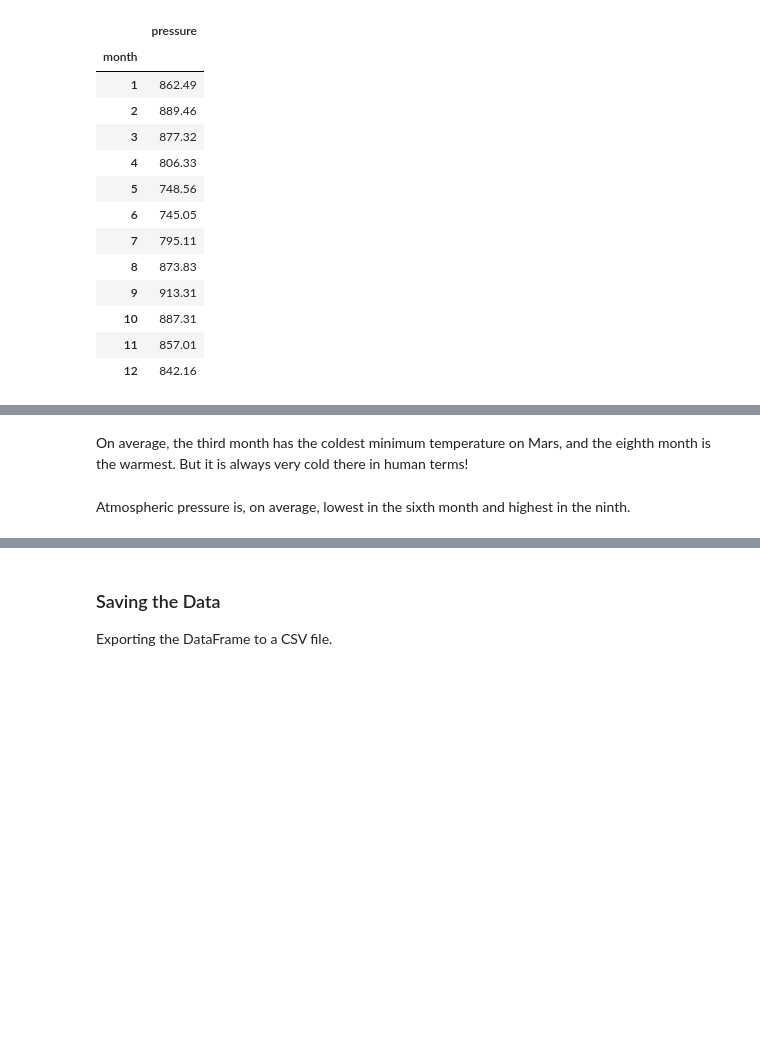
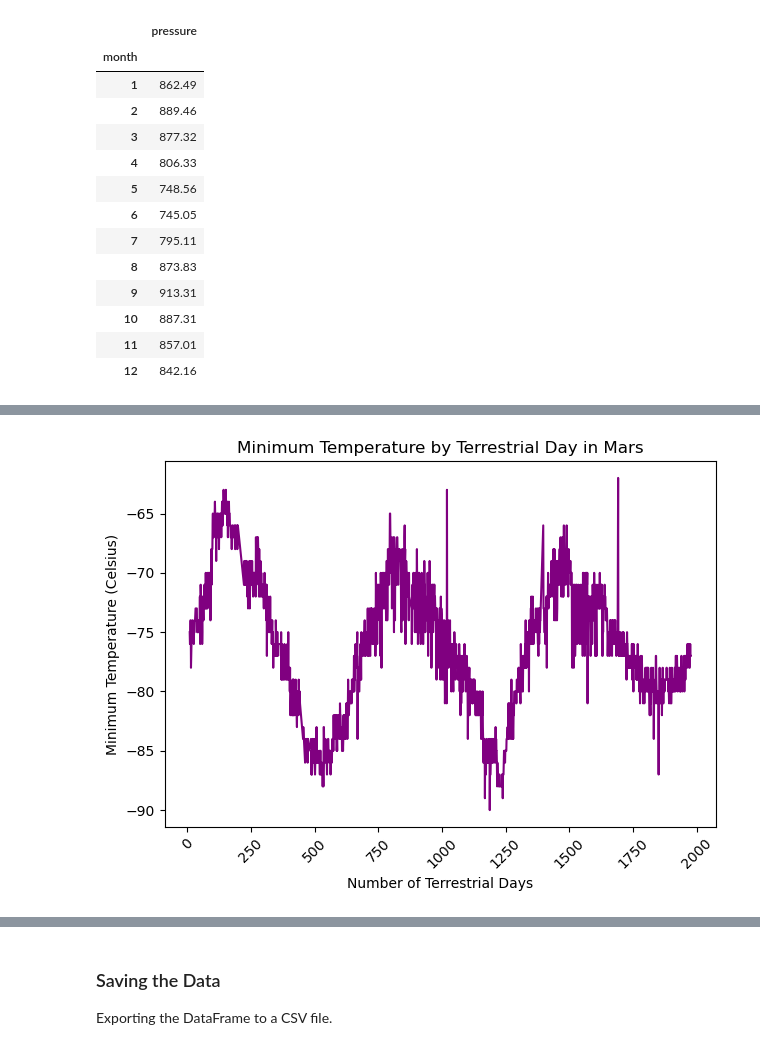
Before and after one commit to YargKlnc/Mars-Weather-News, a Jupyter notebook: part_2_mars_weather.ipynb, the cells around one changed output, grey strips where cells are left out. Cells and saved outputs as stored; diff of their text form; code cells hidden in the pictures; blank space fills up the shorter version.

```diff
--- a/part_2_mars_weather.ipynb
+++ b/part_2_mars_weather.ipynb
@@ -273,5 +267,15 @@ plt.show()
-# %% [markdown]
-On average, the third month has the coldest minimum temperature on Mars, and the eighth month is the warmest. But it is always very cold there in human terms!
-# %% [markdown]
-Atmospheric pressure is, on average, lowest in the sixth month and highest in the ninth.
+# %%
+# 5. How many terrestrial (earth) days are there in a Martian year?
+plt.plot(df["sol"], df["min_temp"], color="purple", alpha=1)
+
+# giving names and title to bar plot
+plt.xlabel("Number of Terrestrial Days")
+plt.ylabel("Minimum Temperature (Celsius)")
+plt.title("Minimum Temperature by Terrestrial Day in Mars")
+plt.xticks(rotation=45)
+plt.tight_layout()
+
+plt.show()
+# %% [output]
+[figure, added]
 # %% [markdown]
```
Also changed, not shown: parts of 6 cells of this notebook.
